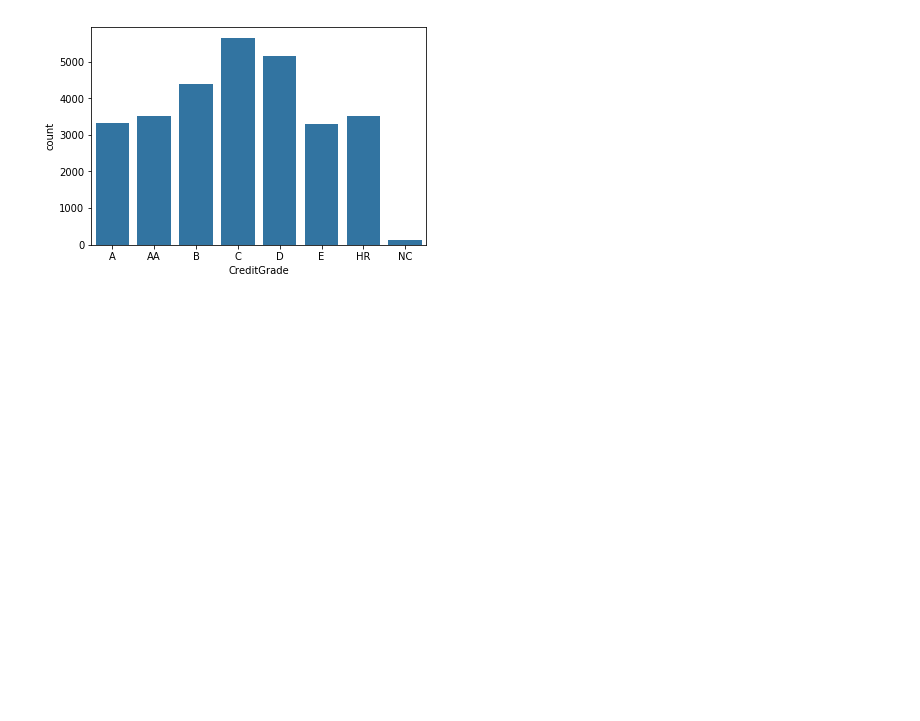
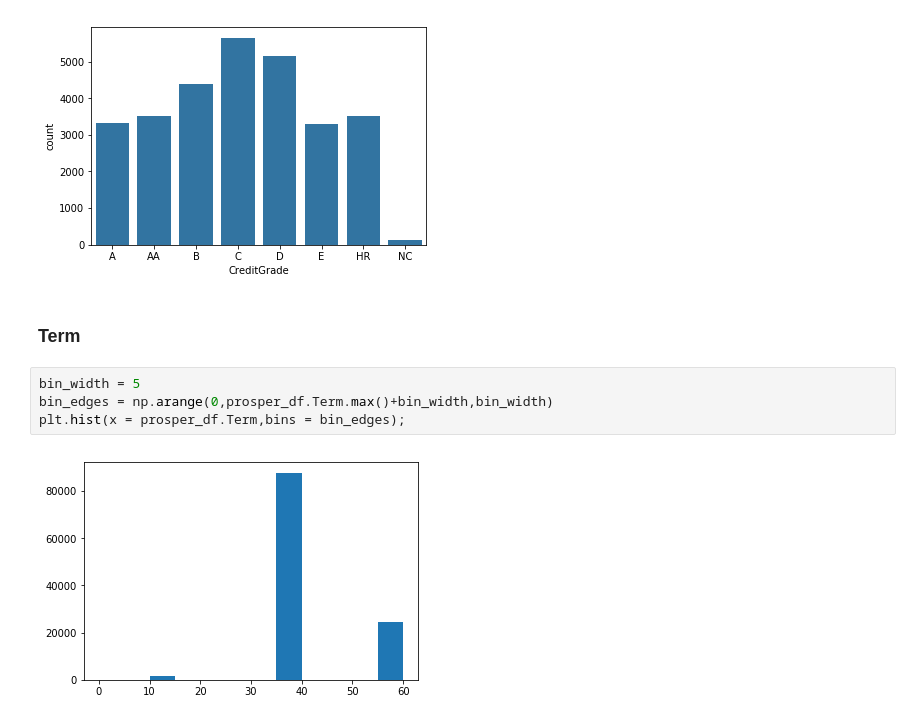
Before and after one commit to rashokanand/explore_prosper_loan_data, a Jupyter notebook: wrangling_dataset.ipynb, the cells around one changed output. Saved outputs shown, nothing was run; the diff lists cells and outputs as text; blank space fills up the shorter version.

```diff
--- a/wrangling_dataset.ipynb
+++ b/wrangling_dataset.ipynb
@@ -90,3 +90,11 @@ base_color = sb.color_palette()[0]
 sb.countplot(data = prosper_df, x ='CreditGrade',order = vals, color = base_color);
 # %% [output]
 [figure]
+# %% [markdown]
+### Term
+# %%
+bin_width = 5
+bin_edges = np.arange(0,prosper_df.Term.max()+bin_width,bin_width)
+plt.hist(x = prosper_df.Term,bins = bin_edges);
+# %% [output]
+[figure, added]
```
Also changed, not shown: parts of 7 cells of this notebook.
